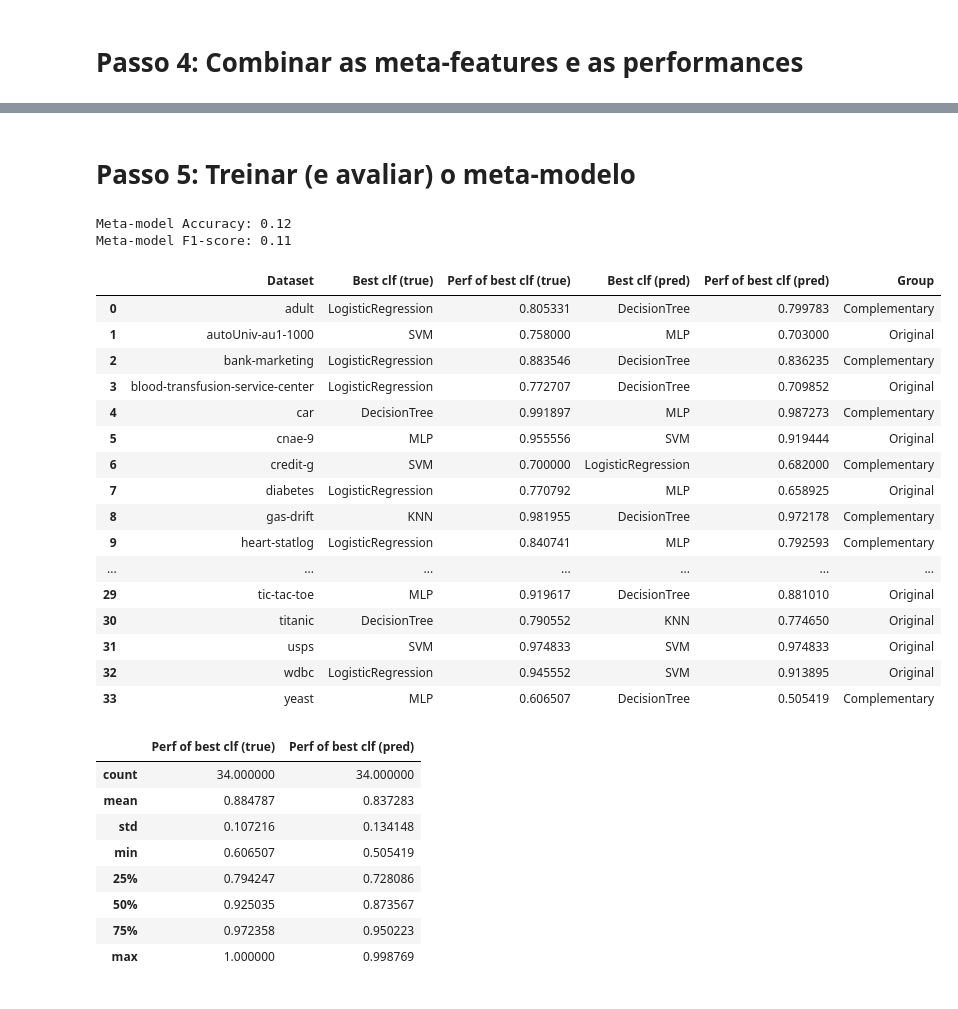
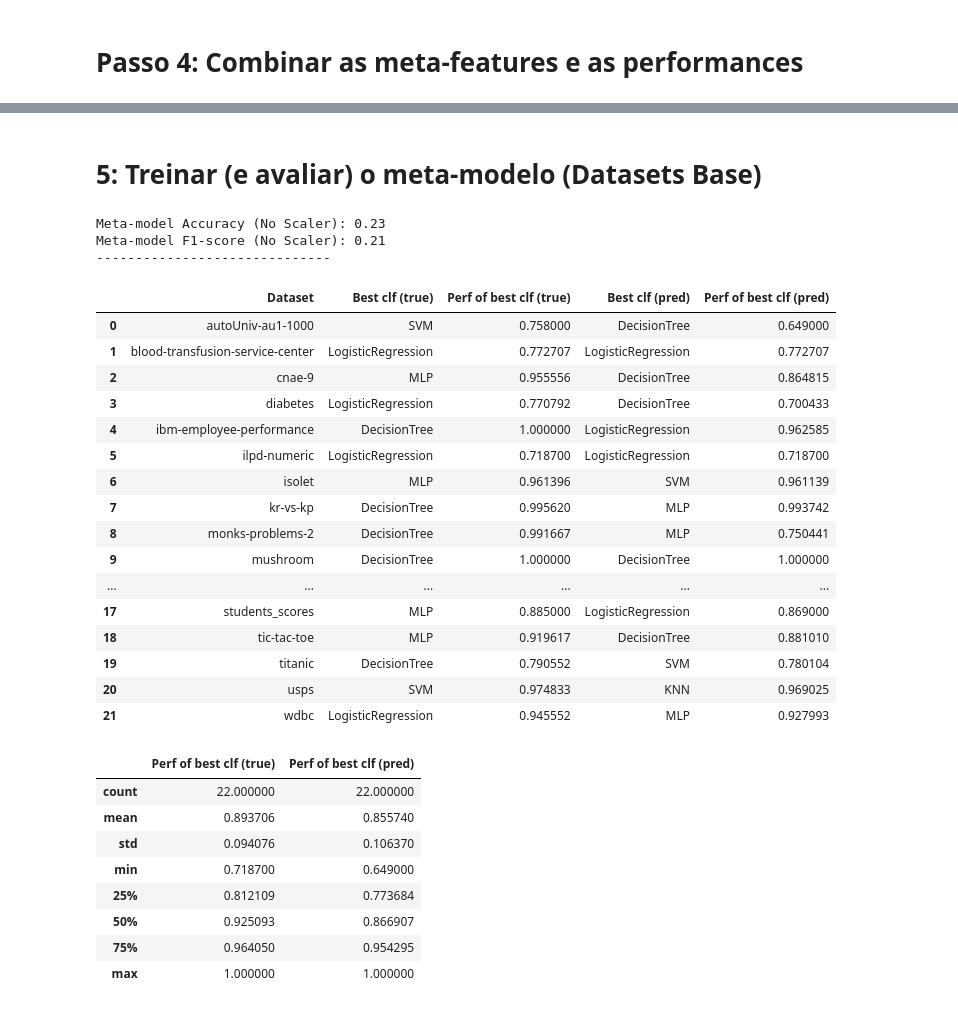
Before and after one commit to jaofe/Meta-Learning, a Jupyter notebook: MetaLearning_Task2.ipynb, the cells around one changed output, grey strips where cells are left out. Saved outputs shown, nothing was run; the diff lists cells and outputs as text; code cells hidden in the pictures.

```diff
--- a/MetaLearning_Task2.ipynb
+++ b/MetaLearning_Task2.ipynb
@@ -741,5 +309,5 @@ pd.DataFrame(meta_dataset['Best'].value_counts())
 # %% [markdown]
-# Passo 5: Treinar (e avaliar) o meta-modelo
+# 5: Treinar (e avaliar) o meta-modelo (Datasets Base)
 # %%
 # Create a dictionary to store the reuslts:
 summary_of_predictions = {'Dataset':[], 'Best clf (true)':[], 'Perf of best clf (true)':[],
@@ -773,13 +341,15 @@ for train_index, test_index in loo.split(meta_dataset):
 
 
 # Create a DataFrame from the summary of predictions
-summary_df = pd.DataFrame(summary_of_predictions)
+base_summary_df_no_scaler = pd.DataFrame(summary_of_predictions)
 
-# Calculate meta-model accuracy and F1-score
-meta_model_accuracy = accuracy_score(y_true, y_pred)
-meta_model_f1 = f1_score(y_true, y_pred, average='weighted')
-print(f'Meta-model Accuracy: {meta_model_accuracy:.2f}')
-print(f'Meta-model F1-score: {meta_model_f1:.2f}')
+# Calculate meta-model accuracy and F1-score for BASE datasets
+base_meta_model_accuracy_no_scaler = accuracy_score(y_true, y_pred)
+base_meta_model_f1_no_scaler = f1_score(y_true, y_pred, average='weighted')
+print(f'Meta-model Accuracy (No Scaler): {base_meta_model_accuracy_no_scaler:.2f}')
+print(f'Meta-model F1-score (No Scaler): {base_meta_model_f1_no_scaler:.2f}')
+print("-" * 30)
 # %% [output]
-Meta-model Accuracy: 0.12
-Meta-model F1-score: 0.11
+Meta-model Accuracy (No Scaler): 0.23
+Meta-model F1-score (No Scaler): 0.21
+------------------------------
@@ -791,34 +356,34 @@ summary_df['Group'] = summary_df['Dataset'].apply(
 # %%
-summary_df
+base_summary_df_no_scaler
 # %% [output]
-|  | Dataset | Best clf (true) | Perf of best clf (true) | Best clf (pred) | Perf of best clf (pred) | Group |
-| 0 | adult | LogisticRegression | 0.805331 | DecisionTree | 0.799783 | Complementary |
-| 1 | autoUniv-au1-1000 | SVM | 0.758000 | MLP | 0.703000 | Original |
-| 2 | bank-marketing | LogisticRegression | 0.883546 | DecisionTree | 0.836235 | Complementary |
-| 3 | blood-transfusion-service-center | LogisticRegression | 0.772707 | DecisionTree | 0.709852 | Original |
-| 4 | car | DecisionTree | 0.991897 | MLP | 0.987273 | Complementary |
-| 5 | cnae-9 | MLP | 0.955556 | SVM | 0.919444 | Original |
-| 6 | credit-g | SVM | 0.700000 | LogisticRegression | 0.682000 | Complementary |
-| 7 | diabetes | LogisticRegression | 0.770792 | MLP | 0.658925 | Original |
-| 8 | gas-drift | KNN | 0.981955 | DecisionTree | 0.972178 | Complementary |
-| 9 | heart-statlog | LogisticRegression | 0.840741 | MLP | 0.792593 | Complementary |
-| ... | ... | ... | ... | ... | ... | ... |
-| 29 | tic-tac-toe | MLP | 0.919617 | DecisionTree | 0.881010 | Original |
-| 30 | titanic | DecisionTree | 0.790552 | KNN | 0.774650 | Original |
-| 31 | usps | SVM | 0.974833 | SVM | 0.974833 | Original |
-| 32 | wdbc | LogisticRegression | 0.945552 | SVM | 0.913895 | Original |
-| 33 | yeast | MLP | 0.606507 | DecisionTree | 0.505419 | Complementary |
+|  | Dataset | Best clf (true) | Perf of best clf (true) | Best clf (pred) | Perf of best clf (pred) |
+| 0 | autoUniv-au1-1000 | SVM | 0.758000 | DecisionTree | 0.649000 |
+| 1 | blood-transfusion-service-center | LogisticRegression | 0.772707 | LogisticRegression | 0.772707 |
+| 2 | cnae-9 | MLP | 0.955556 | DecisionTree | 0.864815 |
+| 3 | diabetes | LogisticRegression | 0.770792 | DecisionTree | 0.700433 |
+| 4 | ibm-employee-performance | DecisionTree | 1.000000 | LogisticRegression | 0.962585 |
+| 5 | ilpd-numeric | LogisticRegression | 0.718700 | LogisticRegression | 0.718700 |
+| 6 | isolet | MLP | 0.961396 | SVM | 0.961139 |
+| 7 | kr-vs-kp | DecisionTree | 0.995620 | MLP | 0.993742 |
+| 8 | monks-problems-2 | DecisionTree | 0.991667 | MLP | 0.750441 |
+| 9 | mushroom | DecisionTree | 1.000000 | DecisionTree | 1.000000 |
+| ... | ... | ... | ... | ... | ... |
+| 17 | students_scores | MLP | 0.885000 | LogisticRegression | 0.869000 |
+| 18 | tic-tac-toe | MLP | 0.919617 | DecisionTree | 0.881010 |
+| 19 | titanic | DecisionTree | 0.790552 | SVM | 0.780104 |
+| 20 | usps | SVM | 0.974833 | KNN | 0.969025 |
+| 21 | wdbc | LogisticRegression | 0.945552 | MLP | 0.927993 |
 # %%
 # Base-level performance:
-summary_df.describe()
+base_summary_df_no_scaler.describe()
 # %% [output]
 |  | Perf of best clf (true) | Perf of best clf (pred) |
-| count | 34.000000 | 34.000000 |
-| mean | 0.884787 | 0.837283 |
-| std | 0.107216 | 0.134148 |
-| min | 0.606507 | 0.505419 |
-| 25% | 0.794247 | 0.728086 |
-| 50% | 0.925035 | 0.873567 |
-| 75% | 0.972358 | 0.950223 |
-| max | 1.000000 | 0.998769 |
+| count | 22.000000 | 22.000000 |
+| mean | 0.893706 | 0.855740 |
+| std | 0.094076 | 0.106370 |
+| min | 0.718700 | 0.649000 |
+| 25% | 0.812109 | 0.773684 |
+| 50% | 0.925093 | 0.866907 |
+| 75% | 0.964050 | 0.954295 |
+| max | 1.000000 | 1.000000 |
 # %%
```
Also changed, not shown: parts of 46 cells of this notebook.
